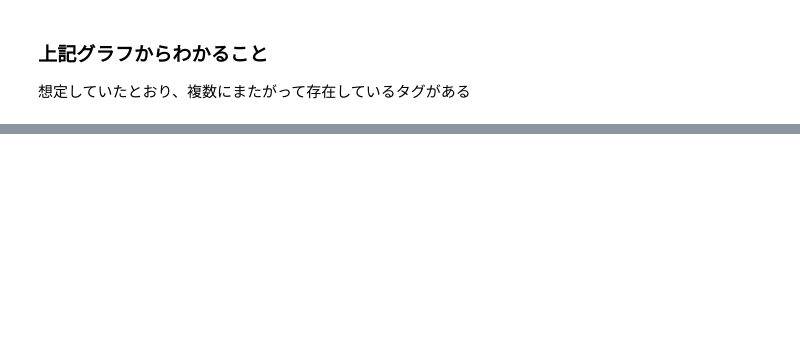
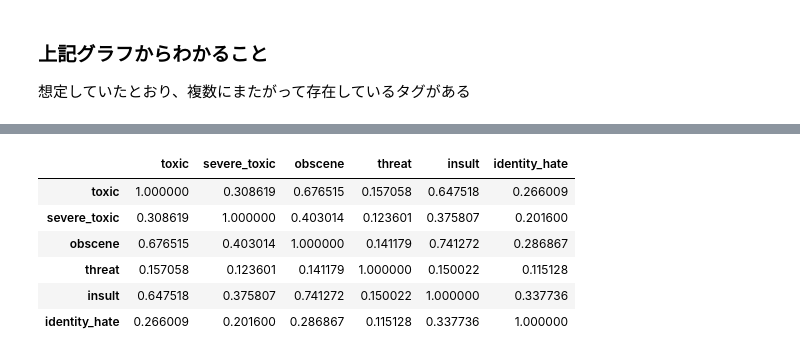
Before and after one commit to sanoyo/kaggle-Toxic-Comment-Classification-Challenge, a Jupyter notebook: 009_ownway/data.ipynb, the cells around one changed output, grey strips where cells are left out. Cells and saved outputs as stored; diff of their text form; code cells hidden in the pictures; blank space fills up the shorter version.

```diff
--- a/009_ownway/data.ipynb
+++ b/009_ownway/data.ipynb
@@ -174,0 +185,13 @@ plt.show()
+# %%
+# 各列の相関係数を算出
+# https://note.nkmk.me/python-pandas-corr/
+corr =temp_df.corr()
+corr
+# %% [output]
+|  | toxic | severe_toxic | obscene | threat | insult | identity_hate |
+| toxic | 1.000000 | 0.308619 | 0.676515 | 0.157058 | 0.647518 | 0.266009 |
+| severe_toxic | 0.308619 | 1.000000 | 0.403014 | 0.123601 | 0.375807 | 0.201600 |
+| obscene | 0.676515 | 0.403014 | 1.000000 | 0.141179 | 0.741272 | 0.286867 |
+| threat | 0.157058 | 0.123601 | 0.141179 | 1.000000 | 0.150022 | 0.115128 |
+| insult | 0.647518 | 0.375807 | 0.741272 | 0.150022 | 1.000000 | 0.337736 |
+| identity_hate | 0.266009 | 0.201600 | 0.286867 | 0.115128 | 0.337736 | 1.000000 |
```
Also changed, not shown: parts of 8 cells of this notebook.
